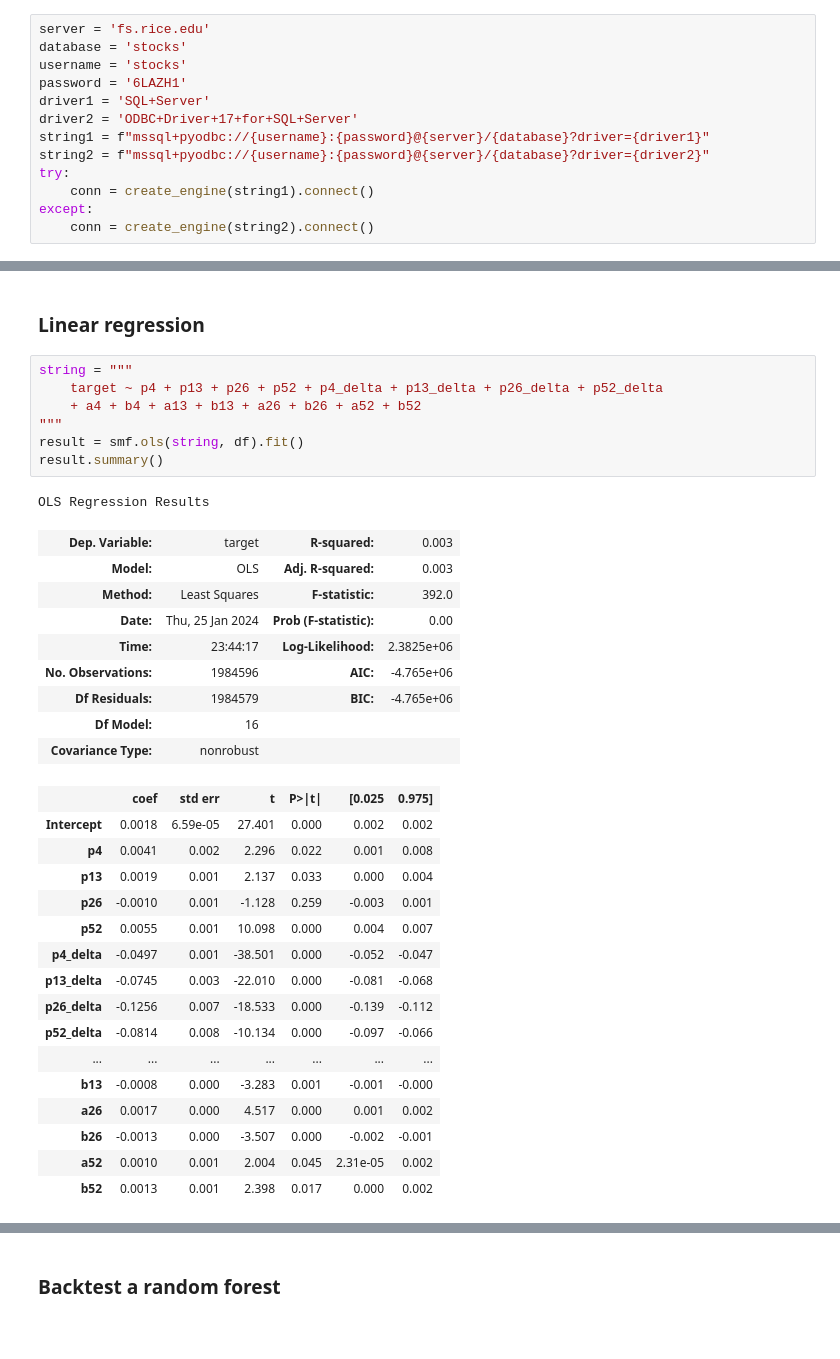
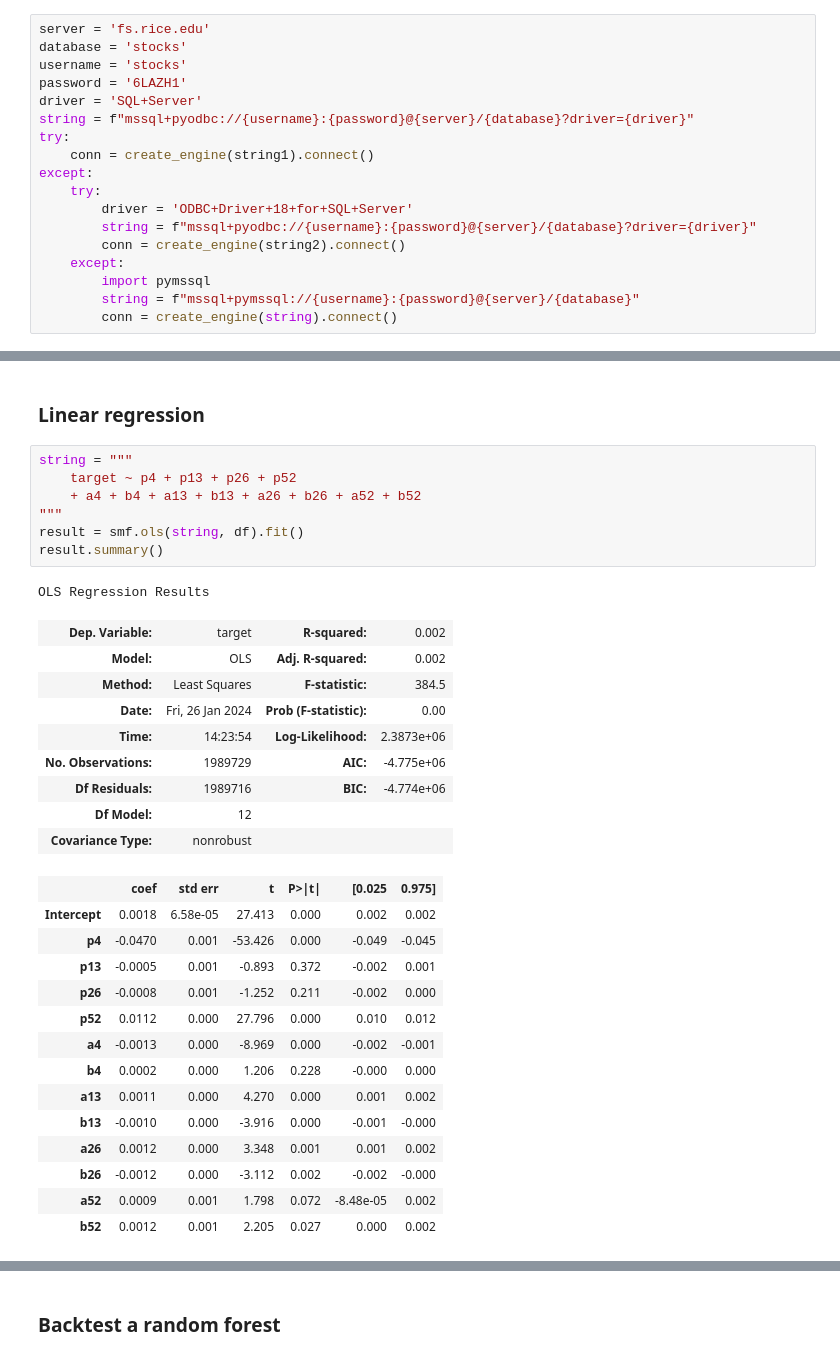
Before and after one commit to learn-investments/mgmt767, a Jupyter notebook: notebooks/05_moving_averages.ipynb, the cells around one changed output, grey strips where cells are left out. Drawn from its saved outputs; the diff is of its cells as text; blank space fills up the shorter version.

```diff
--- a/notebooks/05_moving_averages.ipynb
+++ b/notebooks/05_moving_averages.ipynb
@@ -14,11 +14,16 @@ server = 'fs.rice.edu'
 database = 'stocks'
 username = 'stocks'
 password = '6LAZH1'
-driver1 = 'SQL+Server'
-driver2 = 'ODBC+Driver+17+for+SQL+Server'
-string1 = f"mssql+pyodbc://{username}:{password}@{server}/{database}?driver={driver1}"
-string2 = f"mssql+pyodbc://{username}:{password}@{server}/{database}?driver={driver2}"
+driver = 'SQL+Server'
+string = f"mssql+pyodbc://{username}:{password}@{server}/{database}?driver={driver}"
 try:
     conn = create_engine(string1).connect()
 except:
-    conn = create_engine(string2).connect()
+    try:
+        driver = 'ODBC+Driver+18+for+SQL+Server'
+        string = f"mssql+pyodbc://{username}:{password}@{server}/{database}?driver={driver}"
+        conn = create_engine(string2).connect()
+    except:
+        import pymssql
+        string = f"mssql+pymssql://{username}:{password}@{server}/{database}"
+        conn = create_engine(string).connect()
@@ -154,35 +147,33 @@ df.to_csv("df.csv")
 ### Linear regression
 # %%
 string = """
-    target ~ p4 + p13 + p26 + p52 + p4_delta + p13_delta + p26_delta + p52_delta
+    target ~ p4 + p13 + p26 + p52
     + a4 + b4 + a13 + b13 + a26 + b26 + a52 + b52
 """
 result = smf.ols(string, df).fit()
 result.summary()
 # %% [output]
 OLS Regression Results
-| Dep. Variable: | target | R-squared: | 0.003 |
-| Model: | OLS | Adj. R-squared: | 0.003 |
-| Method: | Least Squares | F-statistic: | 392.0 |
-| Date: | Thu, 25 Jan 2024 | Prob (F-statistic): | 0.00 |
-| Time: | 23:44:17 | Log-Likelihood: | 2.3825e+06 |
-| No. Observations: | 1984596 | AIC: | -4.765e+06 |
-| Df Residuals: | 1984579 | BIC: | -4.765e+06 |
-| Df Model: | 16 |  |  |
+| Dep. Variable: | target | R-squared: | 0.002 |
+| Model: | OLS | Adj. R-squared: | 0.002 |
+| Method: | Least Squares | F-statistic: | 384.5 |
+| Date: | Fri, 26 Jan 2024 | Prob (F-statistic): | 0.00 |
+| Time: | 14:23:54 | Log-Likelihood: | 2.3873e+06 |
+| No. Observations: | 1989729 | AIC: | -4.775e+06 |
+| Df Residuals: | 1989716 | BIC: | -4.774e+06 |
+| Df Model: | 12 |  |  |
 | Covariance Type: | nonrobust |  |  |
 |  | coef | std err | t | P>|t| | [0.025 | 0.975] |
-| Intercept | 0.0018 | 6.59e-05 | 27.401 | 0.000 | 0.002 | 0.002 |
-| p4 | 0.0041 | 0.002 | 2.296 | 0.022 | 0.001 | 0.008 |
-| p13 | 0.0019 | 0.001 | 2.137 | 0.033 | 0.000 | 0.004 |
-| p26 | -0.0010 | 0.001 | -1.128 | 0.259 | -0.003 | 0.001 |
-| p52 | 0.0055 | 0.001 | 10.098 | 0.000 | 0.004 | 0.007 |
-| p4_delta | -0.0497 | 0.001 | -38.501 | 0.000 | -0.052 | -0.047 |
-| p13_delta | -0.0745 | 0.003 | -22.010 | 0.000 | -0.081 | -0.068 |
-| p26_delta | -0.1256 | 0.007 | -18.533 | 0.000 | -0.139 | -0.112 |
-| p52_delta | -0.0814 | 0.008 | -10.134 | 0.000 | -0.097 | -0.066 |
-| ... | ... | ... | ... | ... | ... | ... |
-| b13 | -0.0008 | 0.000 | -3.283 | 0.001 | -0.001 | -0.000 |
-| a26 | 0.0017 | 0.000 | 4.517 | 0.000 | 0.001 | 0.002 |
-| b26 | -0.0013 | 0.000 | -3.507 | 0.000 | -0.002 | -0.001 |
-| a52 | 0.0010 | 0.001 | 2.004 | 0.045 | 2.31e-05 | 0.002 |
-| b52 | 0.0013 | 0.001 | 2.398 | 0.017 | 0.000 | 0.002 |
+| Intercept | 0.0018 | 6.58e-05 | 27.413 | 0.000 | 0.002 | 0.002 |
+| p4 | -0.0470 | 0.001 | -53.426 | 0.000 | -0.049 | -0.045 |
+| p13 | -0.0005 | 0.001 | -0.893 | 0.372 | -0.002 | 0.001 |
+| p26 | -0.0008 | 0.001 | -1.252 | 0.211 | -0.002 | 0.000 |
+| p52 | 0.0112 | 0.000 | 27.796 | 0.000 | 0.010 | 0.012 |
+| a4 | -0.0013 | 0.000 | -8.969 | 0.000 | -0.002 | -0.001 |
+| b4 | 0.0002 | 0.000 | 1.206 | 0.228 | -0.000 | 0.000 |
+| a13 | 0.0011 | 0.000 | 4.270 | 0.000 | 0.001 | 0.002 |
+| b13 | -0.0010 | 0.000 | -3.916 | 0.000 | -0.001 | -0.000 |
+| a26 | 0.0012 | 0.000 | 3.348 | 0.001 | 0.001 | 0.002 |
+| b26 | -0.0012 | 0.000 | -3.112 | 0.002 | -0.002 | -0.000 |
+| a52 | 0.0009 | 0.001 | 1.798 | 0.072 | -8.48e-05 | 0.002 |
+| b52 | 0.0012 | 0.001 | 2.205 | 0.027 | 0.000 | 0.002 |
```
Also changed, not shown: parts of 8 cells of this notebook.
